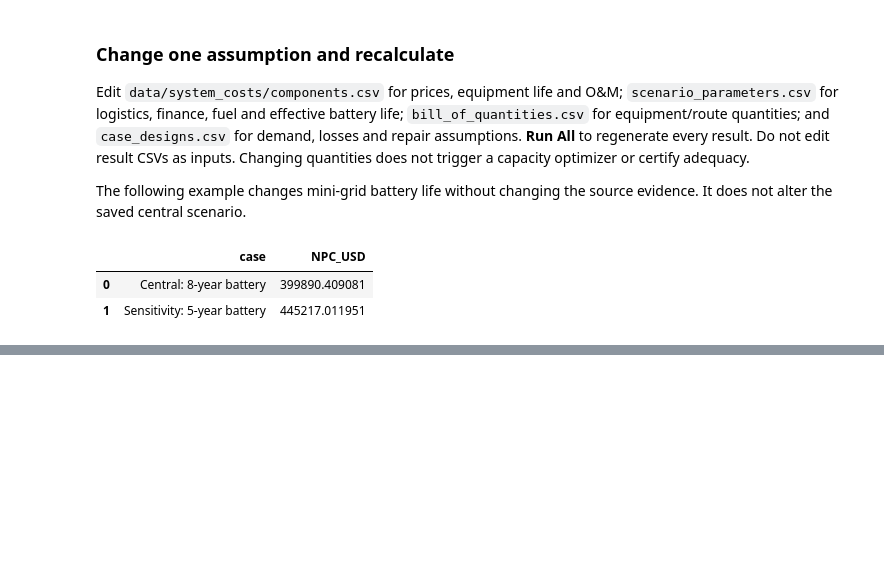
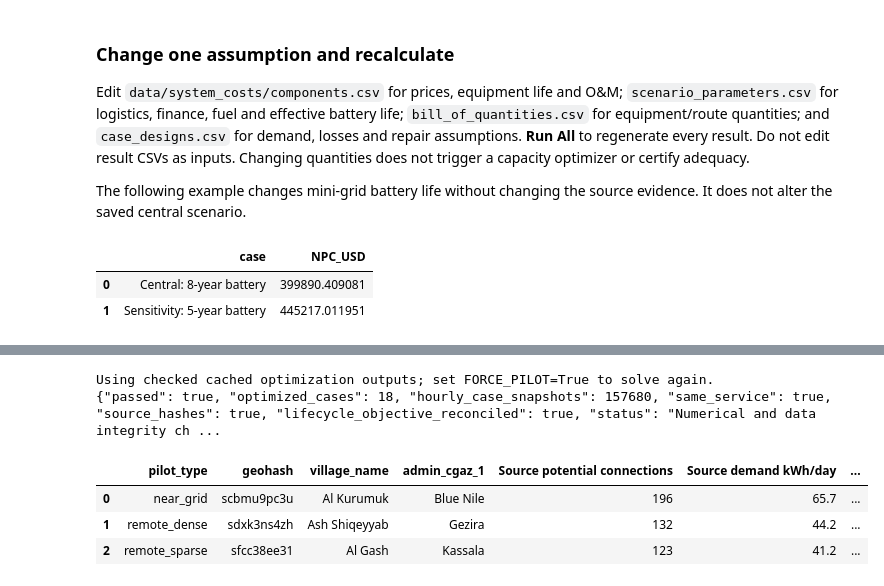
Before and after one commit to Elgenied/pypsa-sudan, a Jupyter notebook: research/system_costs/Sudan_System_Costs.ipynb, the cells around one changed output, grey strips where cells are left out. Saved outputs shown, nothing was run; the diff lists cells and outputs as text; code cells hidden in the pictures; blank space fills up the shorter version.

```diff
--- a/research/system_costs/Sudan_System_Costs.ipynb
+++ b/research/system_costs/Sudan_System_Costs.ipynb
@@ -397,0 +409,18 @@ At the central fuel assumptions, diesel's simple variable electric-output cost i
+# %%
+from pilot_model import run as run_pilot, DATA as PILOT_DATA, OUT as PILOT_OUT, CONFIG as PILOT_CONFIG
+from check_pilot import check as check_pilot
+FORCE_PILOT = False
+pilot = run_pilot(force=FORCE_PILOT)
+pilot_validation = check_pilot()
+sites = pd.read_csv(PILOT_DATA/'sites.csv')
+display(sites[['pilot_type','geohash','village_name','admin_cgaz_1','num_connections','demand',
+               'distance_to_existing_transmission_lines','hull_area']].rename(columns={
+               'num_connections':'Source potential connections','demand':'Source demand kWh/day',
+               'distance_to_existing_transmission_lines':'Straight-line grid distance km','hull_area':'Area km2'}))
+# %% [output]
+Using checked cached optimization outputs; set FORCE_PILOT=True to solve again.
+{"passed": true, "optimized_cases": 18, "hourly_case_snapshots": 157680, "same_service": true, "source_hashes": true, "lifecycle_objective_reconciled": true, "status": "Numerical and data integrity ch ...
+|  | pilot_type | geohash | village_name | admin_cgaz_1 | Source potential connections | Source demand kWh/day | ... |
+| 0 | near_grid | scbmu9pc3u | Al Kurumuk | Blue Nile | 196 | 65.7 | ... |
+| 1 | remote_dense | sdxk3ns4zh | Ash Shiqeyyab | Gezira | 132 | 44.2 | ... |
+| 2 | remote_sparse | sfcc38ee31 | Al Gash | Kassala | 123 | 41.2 | ... |
```
Also changed, not shown: parts of 12 cells of this notebook, 49 other files.
